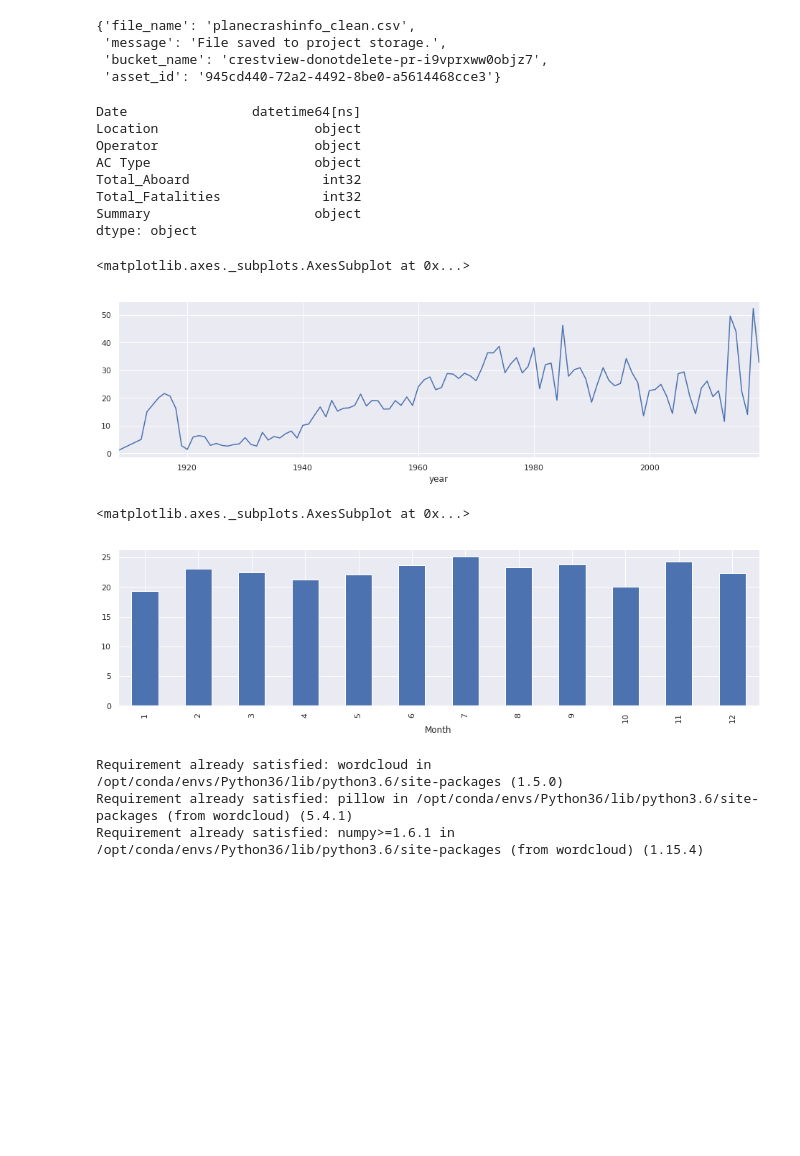
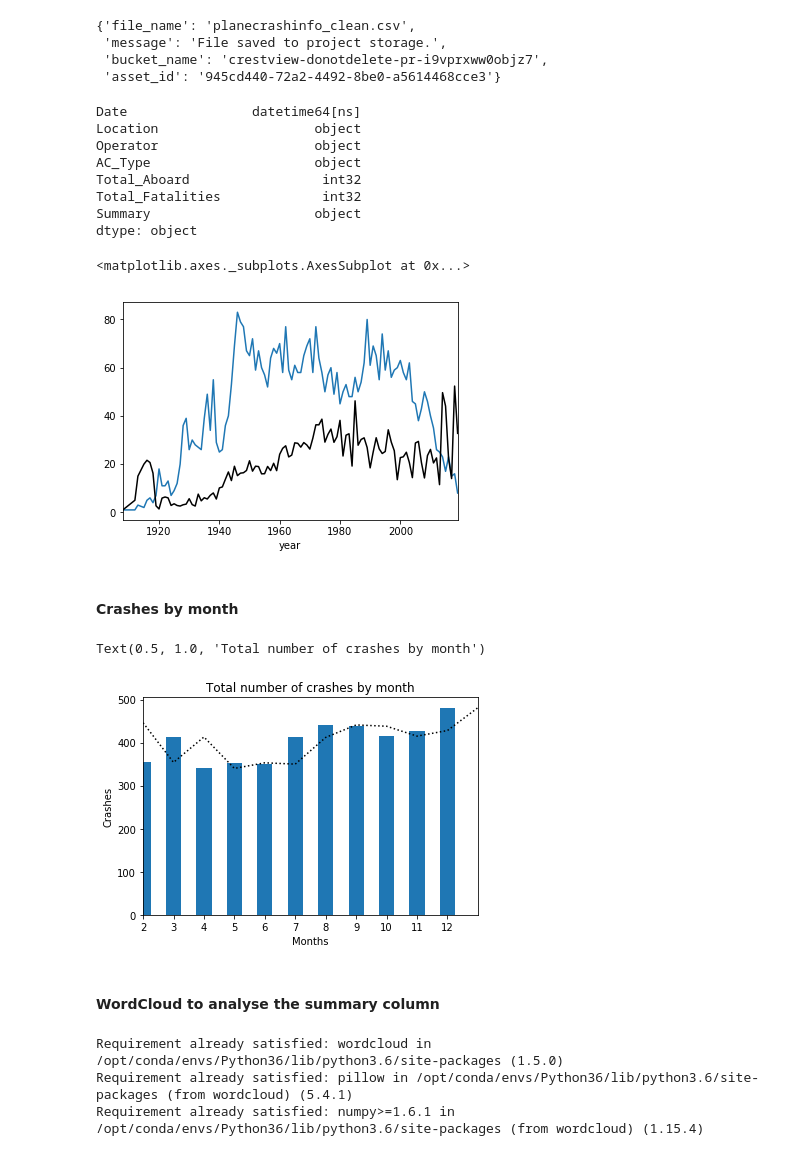
Before and after one commit to maulinamin/PlaneCrashInfo, a Jupyter notebook: Plane Crash Info Assignment.ipynb, the cells around one changed output. Saved outputs shown, nothing was run; the diff lists cells and outputs as text; code cells hidden in the pictures; blank space fills up the shorter version.

```diff
--- a/Plane Crash Info Assignment.ipynb
+++ b/Plane Crash Info Assignment.ipynb
@@ -76,7 +80,7 @@ def get_data(search_string, regex):
 
 #predefine a dataframe to store out clean data
 #headers = ['Date','Time','Location','Operator','Flight#','Route','AC Type','Registration','cn/ln','Total Aboard','Passengers Aboard','Crew Aboard','Total Fatalities','Passenger Fatalities','Crew Fatalities','Ground','Summary']
-df = pd.DataFrame(columns=['Date','Time','Location','Operator','Flight_Number','Route','AC Type','Registration','cn/ln','Total_Aboard','Passengers_Aboard','Crew_Aboard','Total_Fatalities','Passenger_Fatalities','Crew_Fatalities','Ground','Summary'])
+df = pd.DataFrame(columns=['Date','Time','Location','Operator','Flight_Number','Route','AC_Type','Registration','cn/ln','Total_Aboard','Passengers_Aboard','Crew_Aboard','Total_Fatalities','Passenger_Fatalities','Crew_Fatalities','Ground','Summary'])
 clean_data= df
 clean_data
 # %% [output]
@@ -174,7 +178,7 @@ for year, database in years.items():       #first we loop for each year from 192
             #q= df1.T
             #clean_data = clean_data.append(q, ignore_index=True, sort=False)
             #df = pd.DataFrame(columns=['Date','Time','Location','Operator','Flight#','Route','AC Type','Registration','cn/ln','Total Aboard','Passengers Aboard','Crew Aboard','Total Fatalities','Passenger Fatalities','Crew Fatalities','Ground','Summary'])
-            clean_data = clean_data.append({'Date':x[0],'Time':x[1],'Location':x[2],'Operator':x[3],'Flight_Number':x[4],'Route':x[5],'AC Type':x[6],'Registration':x[7],'cn/ln':x[8],'Total_Aboard':x[9],'Passengers_Aboard':x[10],'Crew_Aboard':x[11],'Total_Fatalities':x[12],'Passenger_Fatalities':x[13],'Crew_Fatalities':x[14],'Ground':x[15],'Summary':x[16]}, ignore_index=True)
+            clean_data = clean_data.append({'Date':x[0],'Time':x[1],'Location':x[2],'Operator':x[3],'Flight_Number':x[4],'Route':x[5],'AC_Type':x[6],'Registration':x[7],'cn/ln':x[8],'Total_Aboard':x[9],'Passengers_Aboard':x[10],'Crew_Aboard':x[11],'Total_Fatalities':x[12],'Passenger_Fatalities':x[13],'Crew_Fatalities':x[14],'Ground':x[15],'Summary':x[16]}, ignore_index=True)
 # %% [output]
 1920
 Access to PlaneCrashInfo.com: Granted
@@ -360,7 +361,7 @@ dtype: int64
 Based on the above, if I decided to delete all the rows with NaN Flight_Number, I would lose 73.5% of my data! Following a similar logic, I can see that only the columns of Date, Location, Operator, AC Type, Total Aboard, Total Fatalities, and Summary are useful. From these columns, only Summary has the highest number of NaNs of 64 observations. That accounts for 1.2% of my observations. Essentially I am not loosing a lot of data.
 # %%
 #Now I create a dataframe with only the nececssary columns.
-cr3 = plane_data.loc[:, ['Date','Location','Operator','AC Type','Total_Aboard','Total_Fatalities','Summary']]
+cr3 = plane_data.loc[:, ['Date','Location','Operator','AC_Type','Total_Aboard','Total_Fatalities','Summary']]
 #Delete all the rows that have NaN values
 cr3=cr3.dropna(axis=0)
 #Check for NaN
@@ -392,7 +393,7 @@ cr3.dtypes
 Date                datetime64[ns]
 Location                    object
 Operator                    object
-AC Type                     object
+AC_Type                     object
 Total_Aboard                 int32
 Total_Fatalities             int32
 Summary                     object
@@ -400,15 +404,27 @@ dtype: object
 # %%
 cr3['year'] = pd.DatetimeIndex(cr3['Date']).year
-cr3.groupby("year")['Total_Fatalities'].mean().plot(kind='line')
+#Plot total fatalities by year
+cr3.groupby("year")['Total_Fatalities'].count().plot(kind='line')
+#Plot the mean of the total fatalities by year
+cr3.groupby("year")['Total_Fatalities'].mean().plot(kind='line',color='k')
 # %% [output]
 <matplotlib.axes._subplots.AxesSubplot at 0x...>
-[figure, old version]
+[figure, new version]
-# %%
-cr3['Month'] = pd.DatetimeIndex(cr3['Date']).month
-cr3.groupby("Month")['Total_Fatalities'].mean().plot(kind='bar')
-# %% [output]
-<matplotlib.axes._subplots.AxesSubplot at 0x...>
-[figure, removed]
+# %% [markdown]
+#### Crashes by month
+# %%
+cr3['Month'] = pd.DatetimeIndex(cr3['Date']).month
+cr3.groupby("Month")['Total_Fatalities'].count().plot(kind='bar')
+cr3.groupby("Month")['Total_Fatalities'].count().plot(kind='line',color='k',linestyle=':')
+plt.xlabel('Months')
+plt.ylabel('Crashes')
+plt.title('Total number of crashes by month')
+#sns.despine(ax=ax, top=True, right=True, left=True, bottom=False);
+# %% [output]
+Text(0.5, 1.0, 'Total number of crashes by month')
+[figure, added]
+# %% [markdown]
+#### WordCloud to analyse the summary column
 # %%
 !pip install wordcloud
 # %% [output]
```
Also changed, not shown: parts of 25 cells of this notebook.
